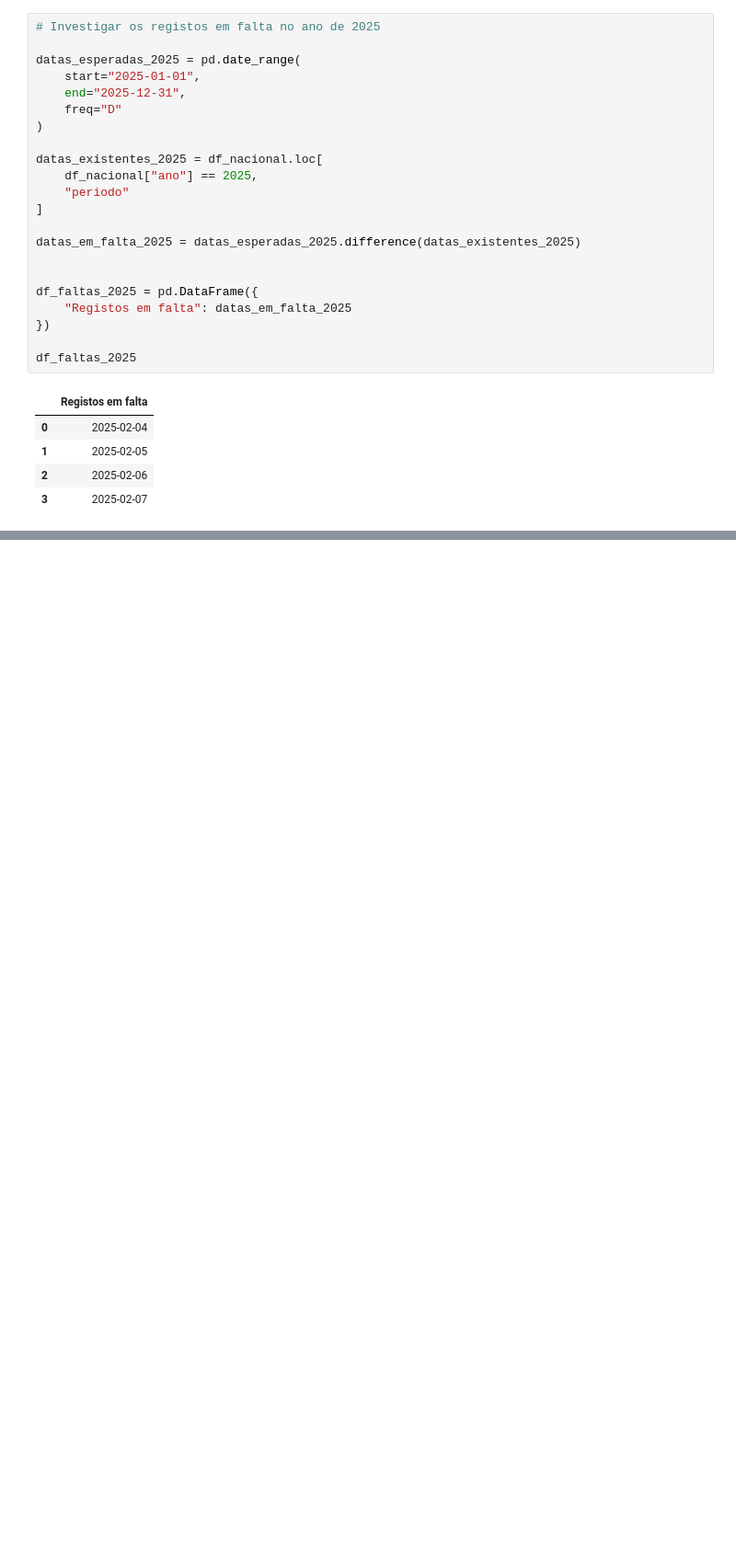
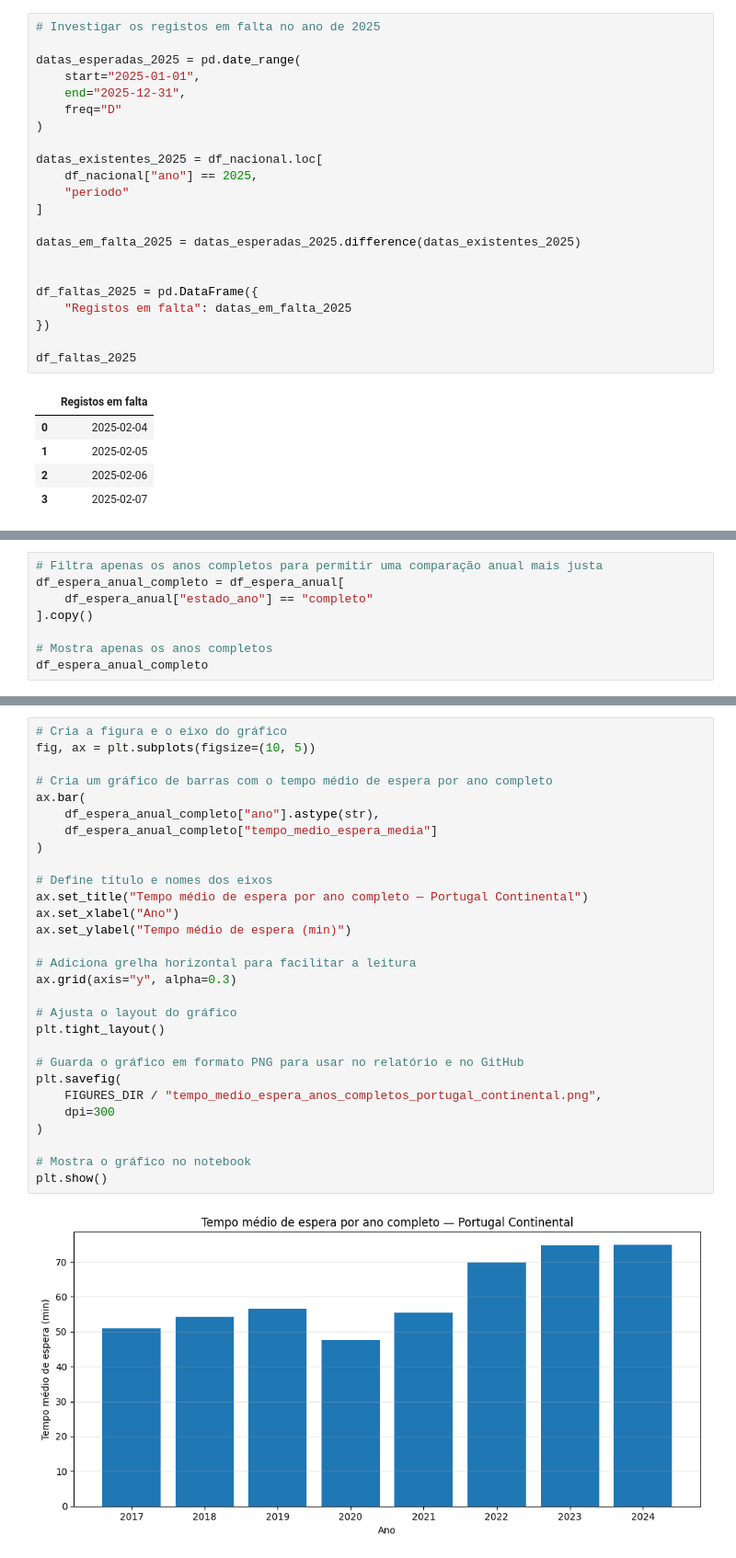
Before and after one commit to ivomargarido/ed-crowding-sns-portugal, a Jupyter notebook: notebooks/01_eda_monitorizacao_urgencias_sns.ipynb, the cells around one changed output, grey strips where cells are left out. Shown at 92% size. Drawn from its saved outputs; the diff is of its cells as text; blank space fills up the shorter version.

```diff
--- a/notebooks/01_eda_monitorizacao_urgencias_sns.ipynb
+++ b/notebooks/01_eda_monitorizacao_urgencias_sns.ipynb
@@ -744,0 +1142,8 @@ df_faltas_2025
+# %%
+# Filtra apenas os anos completos para permitir uma comparação anual mais justa
+df_espera_anual_completo = df_espera_anual[
+    df_espera_anual["estado_ano"] == "completo"
+].copy()
+
+# Mostra apenas os anos completos
+df_espera_anual_completo
@@ -744,0 +1210,31 @@ df_faltas_2025
+# %%
+# Cria a figura e o eixo do gráfico
+fig, ax = plt.subplots(figsize=(10, 5))
+
+# Cria um gráfico de barras com o tempo médio de espera por ano completo
+ax.bar(
+    df_espera_anual_completo["ano"].astype(str),
+    df_espera_anual_completo["tempo_medio_espera_media"]
+)
+
+# Define título e nomes dos eixos
+ax.set_title("Tempo médio de espera por ano completo — Portugal Continental")
+ax.set_xlabel("Ano")
+ax.set_ylabel("Tempo médio de espera (min)")
+
+# Adiciona grelha horizontal para facilitar a leitura
+ax.grid(axis="y", alpha=0.3)
+
+# Ajusta o layout do gráfico
+plt.tight_layout()
+
+# Guarda o gráfico em formato PNG para usar no relatório e no GitHub
+plt.savefig(
+    FIGURES_DIR / "tempo_medio_espera_anos_completos_portugal_continental.png",
+    dpi=300
+)
+
+# Mostra o gráfico no notebook
+plt.show()
+# %% [output]
+[figure, added]
```
Also changed, not shown: parts of 26 cells of this notebook, 4 other files.
